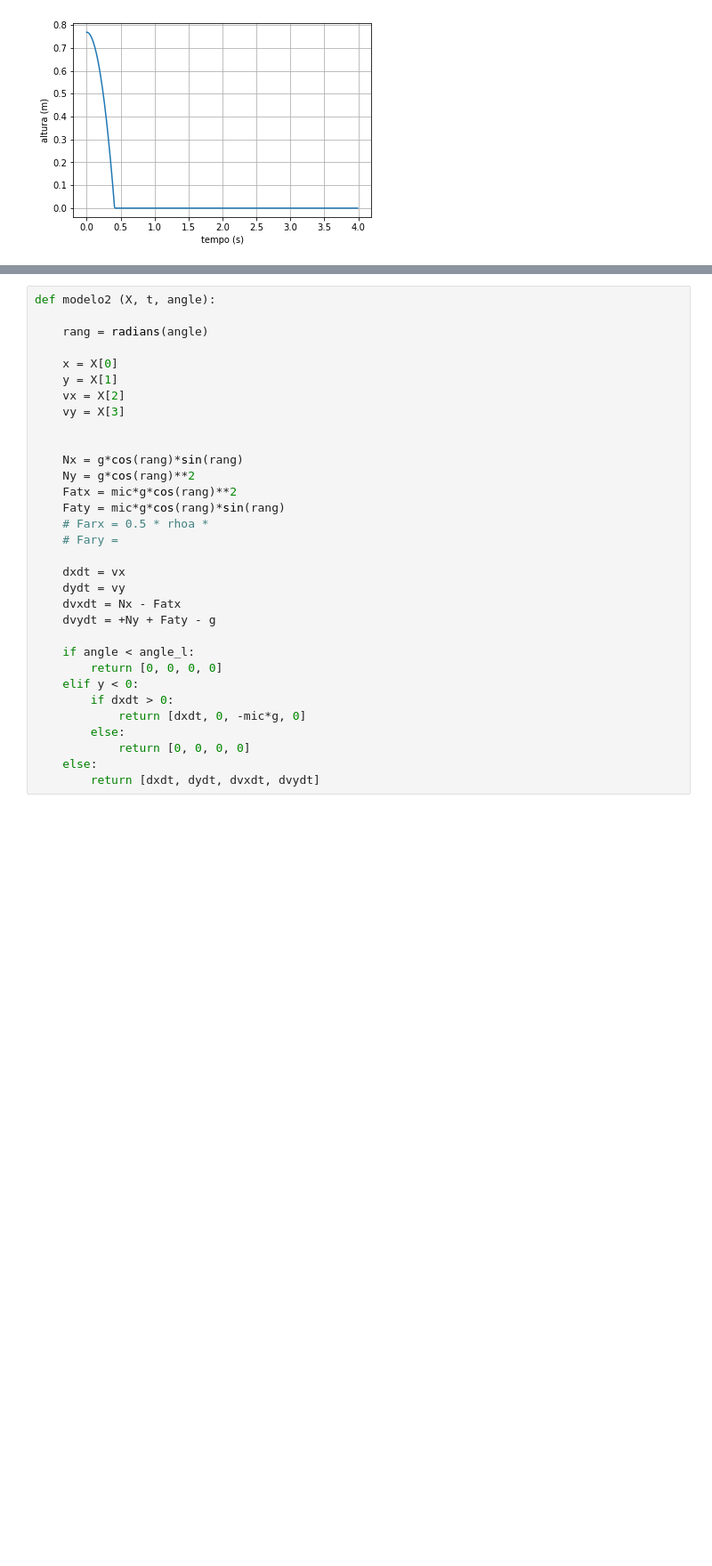
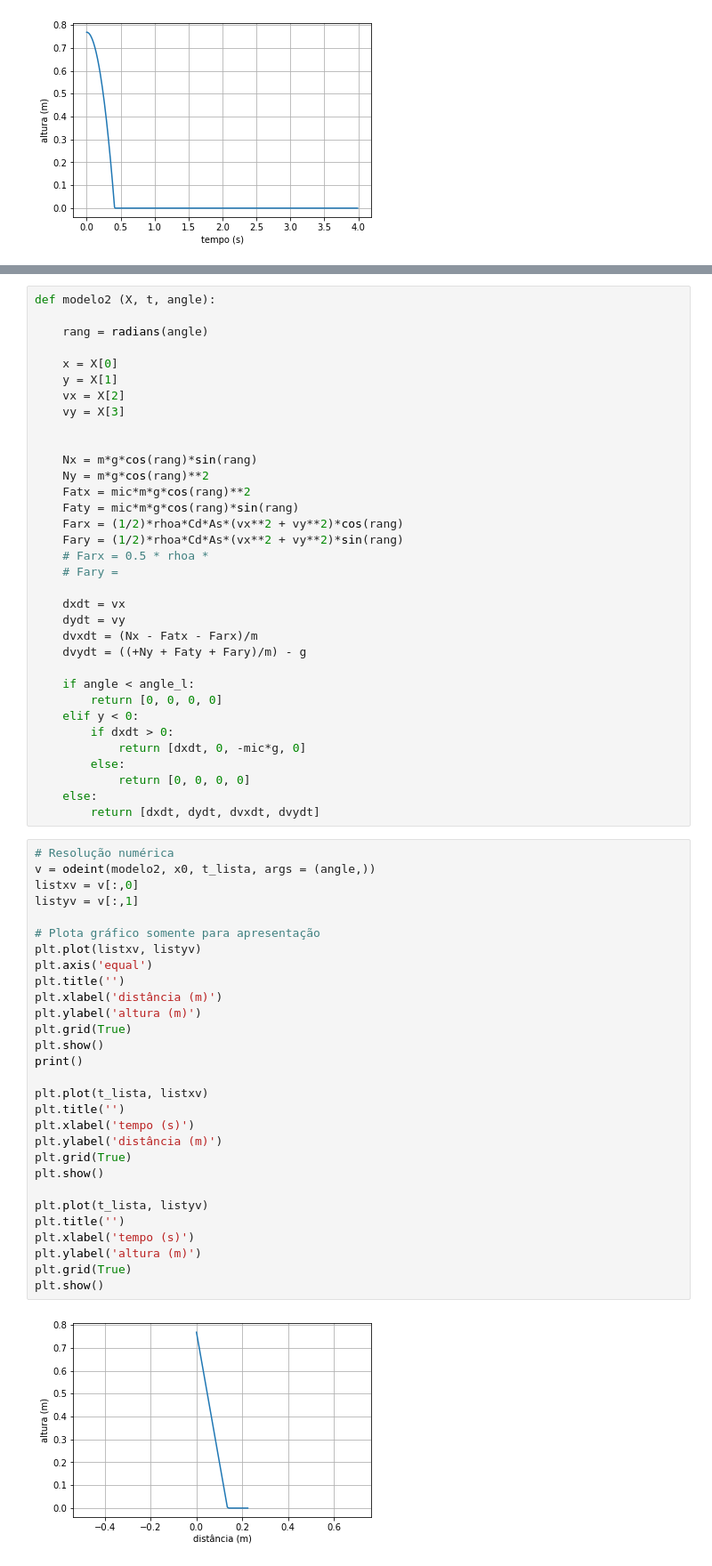
Before and after one commit to pedroivoal/Modsim-P3, a Jupyter notebook: Implementação/modelo.ipynb, the cells around one changed output, grey strips where cells are left out. Shown at 89% size. Cells and saved outputs as stored; diff of their text form; blank space fills up the shorter version.

Commit message:
2 modelo

```diff
--- a/Implementação/modelo.ipynb
+++ b/Implementação/modelo.ipynb
@@ -122,17 +128,19 @@ def modelo2 (X, t, angle):
     vy = X[3]
 
 
-    Nx = g*cos(rang)*sin(rang)
-    Ny = g*cos(rang)**2
-    Fatx = mic*g*cos(rang)**2
-    Faty = mic*g*cos(rang)*sin(rang)
+    Nx = m*g*cos(rang)*sin(rang)
+    Ny = m*g*cos(rang)**2
+    Fatx = mic*m*g*cos(rang)**2
+    Faty = mic*m*g*cos(rang)*sin(rang)
+    Farx = (1/2)*rhoa*Cd*As*(vx**2 + vy**2)*cos(rang)
+    Fary = (1/2)*rhoa*Cd*As*(vx**2 + vy**2)*sin(rang)
     # Farx = 0.5 * rhoa *
     # Fary =
 
     dxdt = vx
     dydt = vy
-    dvxdt = Nx - Fatx
-    dvydt = +Ny + Faty - g
+    dvxdt = (Nx - Fatx - Farx)/m
+    dvydt = ((+Ny + Faty + Fary)/m) - g
 
     if angle < angle_l:
         return [0, 0, 0, 0]
@@ -143,3 +151,34 @@ def modelo2 (X, t, angle):
             return [0, 0, 0, 0]
     else:
         return [dxdt, dydt, dvxdt, dvydt]
+# %%
+# Resolução numérica
+v = odeint(modelo2, x0, t_lista, args = (angle,))
+listxv = v[:,0]
+listyv = v[:,1]
+
+# Plota gráfico somente para apresentação
+plt.plot(listxv, listyv)
+plt.axis('equal')
+plt.title('')
+plt.xlabel('distância (m)')
+plt.ylabel('altura (m)')
+plt.grid(True)
+plt.show()
+print()
+
+plt.plot(t_lista, listxv)
+plt.title('')
+plt.xlabel('tempo (s)')
+plt.ylabel('distância (m)')
+plt.grid(True)
+plt.show()
+
+plt.plot(t_lista, listyv)
+plt.title('')
+plt.xlabel('tempo (s)')
+plt.ylabel('altura (m)')
+plt.grid(True)
+plt.show()
+# %% [output]
+[figure, added]
```
Also changed, not shown: parts of 3 cells of this notebook.
